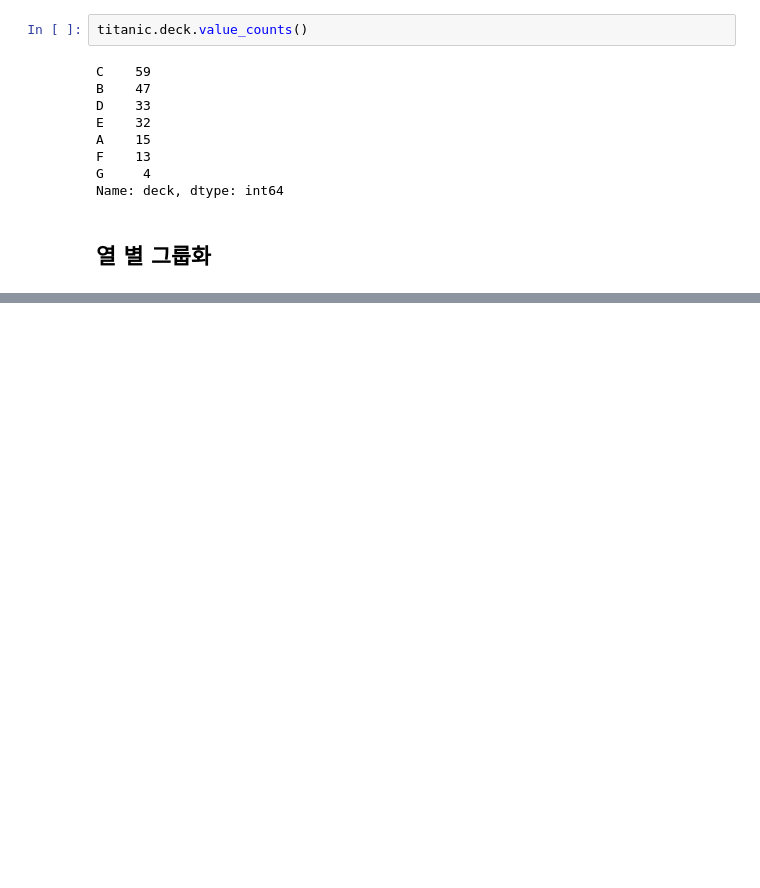
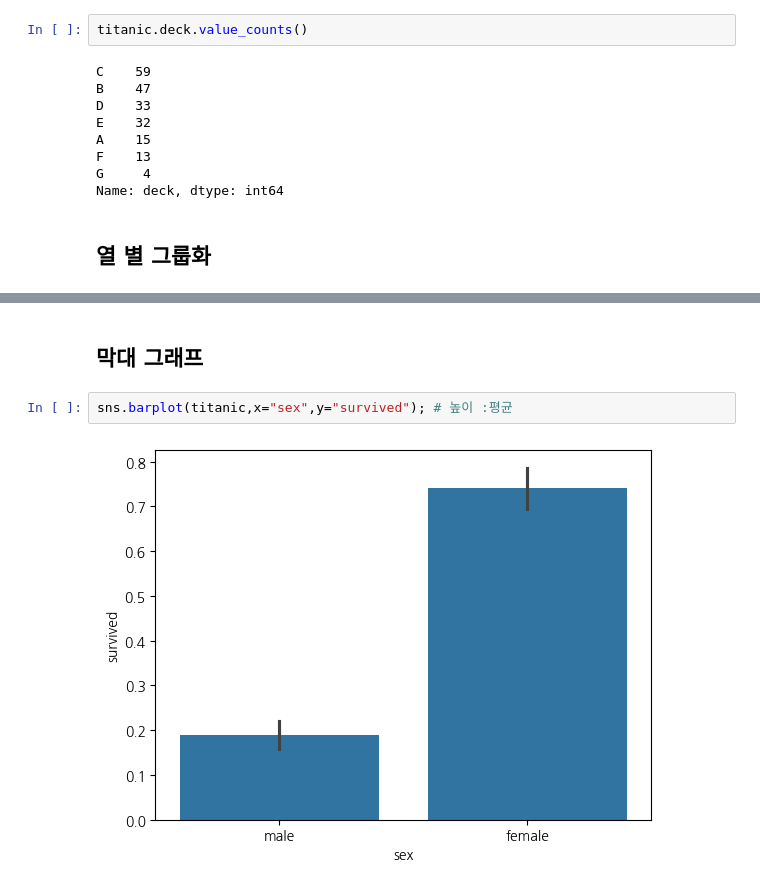
Before and after one commit to ahyeong514/2024-1-my-BDA, a Jupyter notebook: inclass_02w_0319_tue_bigdata_basic.ipynb, the cells around one changed output, grey strips where cells are left out. Saved outputs shown, nothing was run; the diff lists cells and outputs as text; blank space fills up the shorter version.

```diff
--- a/inclass_02w_0319_tue_bigdata_basic.ipynb
+++ b/inclass_02w_0319_tue_bigdata_basic.ipynb
@@ -239,0 +256,6 @@ titanic.groupby('embark_town').count()
+# %% [markdown]
+## 막대 그래프
+# %%
+sns.barplot(titanic,x="sex",y="survived"); # 높이 :평균
+# %% [output]
+[figure, added]
```
Also changed, not shown: parts of 56 cells of this notebook.
